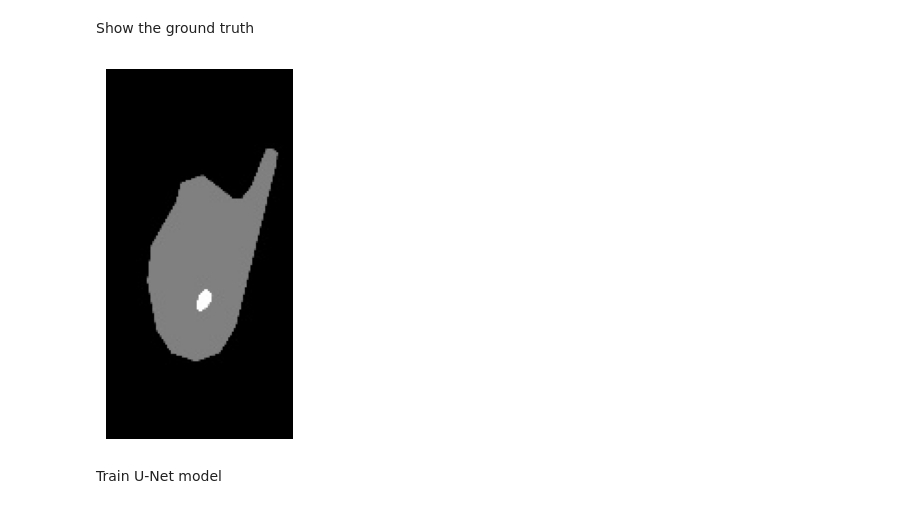
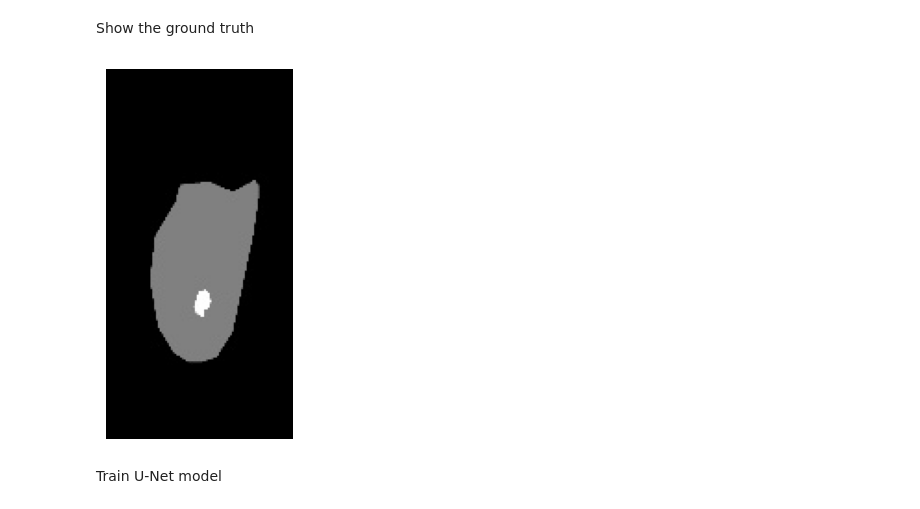
Before and after one commit to mohfarid99/Program, a Jupyter notebook: U-Net/unet_mcab_segmentation.ipynb, the cells around one changed output. Drawn from its saved outputs; the diff is of its cells as text; code cells hidden in the pictures.

```diff
--- a/U-Net/unet_mcab_segmentation.ipynb
+++ b/U-Net/unet_mcab_segmentation.ipynb
@@ -137,20 +137,20 @@ Show the ground truth
 # %%
 import matplotlib.pyplot as plt
 import cv2
 
 # Read the image
-image_path = "/Users/mohammadfaridnaufal/Library/CloudStorage/OneDrive-UniversitasSurabaya/S3/Project/Program/U-Net/masks/2_img_png.rf.365ebc522d06db7096ad969d397e5cc7_output.jpg"
+image_path = "/Users/mohammadfaridnaufal/Library/CloudStorage/OneDrive-UniversitasSurabaya/S3/Project/Program/U-Net/train/masks/3_img_png.rf.86c077a0fb6d191e5dc359eeaff17904.jpg"
 image = cv2.imread(image_path)
 
 # Convert BGR to RGB
 image_rgb = cv2.cvtColor(image, cv2.COLOR_BGR2RGB)
 
 # Show the image using Matplotlib
 plt.imshow(image_rgb)
 plt.axis('off')  # Turn off axis
 plt.show()
 # %% [output]
-[figure, old version]
+[figure, new version]
 # %% [markdown]
 Train U-Net model
 # %%
```
Also changed, not shown: parts of 1 cell of this notebook, 6 other files.
